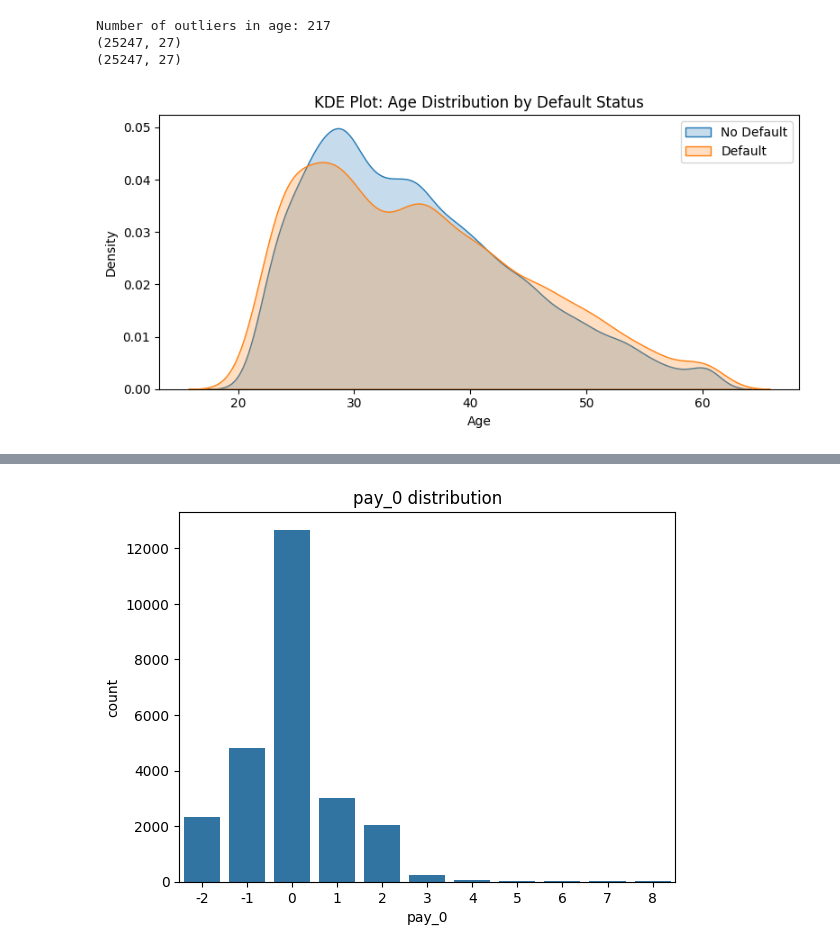
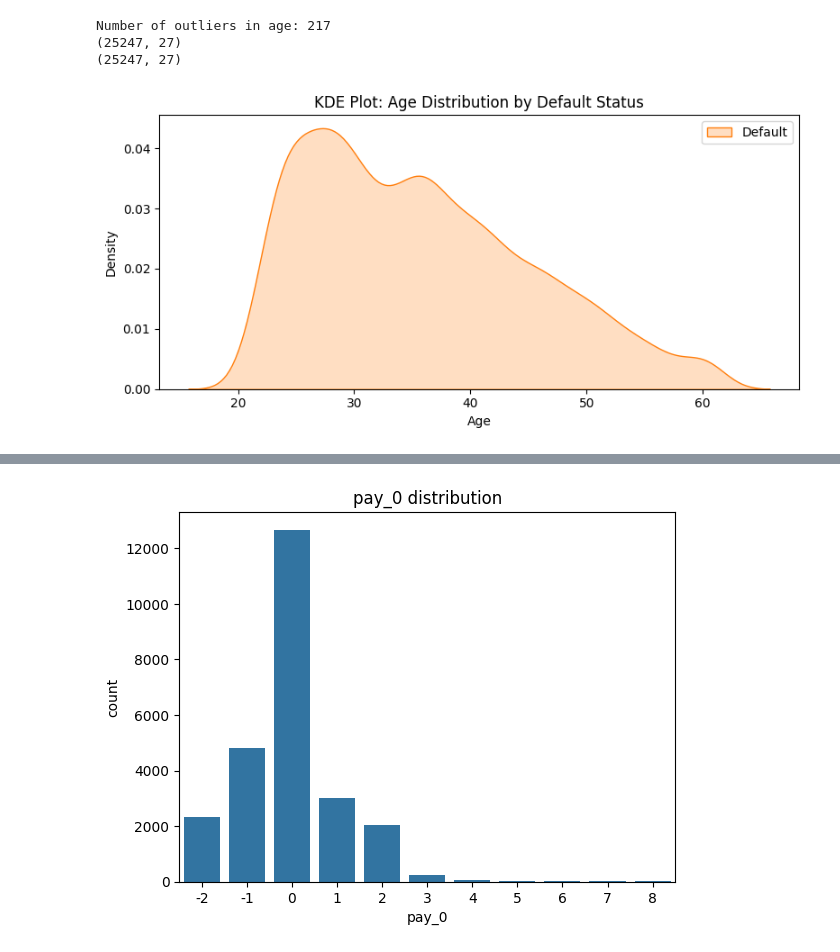
Before and after one commit to krishsingla06/Credit-Card-Default-Prediction-23114050, a Jupyter notebook: main.ipynb, the cells around one changed output, grey strips where cells are left out. Drawn from its saved outputs; the diff is of its cells as text; code cells hidden in the pictures.

```diff
--- a/main.ipynb
+++ b/main.ipynb
@@ -189,29 +185,23 @@ Number of outliers in age: 217
 # %%
 
 # KDE plot: Age distributions split by default status
 plt.figure(figsize=(8, 4))
-sns.kdeplot(
-    data=df[df['next_month_default'] == 0],
-    x='age',
-    label='No Default',
-    fill=True,
-    color="#1f77b4"
-)
+
 sns.kdeplot(
     data=df[df['next_month_default'] == 1],
     x='age',
     label='Default',
     fill=True,
     color="#ff7f0e"
 )
 plt.title("KDE Plot: Age Distribution by Default Status")
 plt.xlabel("Age")
 plt.ylabel("Density")
 plt.legend()
 plt.tight_layout()
 plt.show()
 # %% [output]
-[figure, old version]
+[figure, new version]
 # %%
 # EDA for Limit Balance
 # 2. Boxplot of Credit Limit
```
Also changed, not shown: parts of 26 cells of this notebook, 1 other file.
